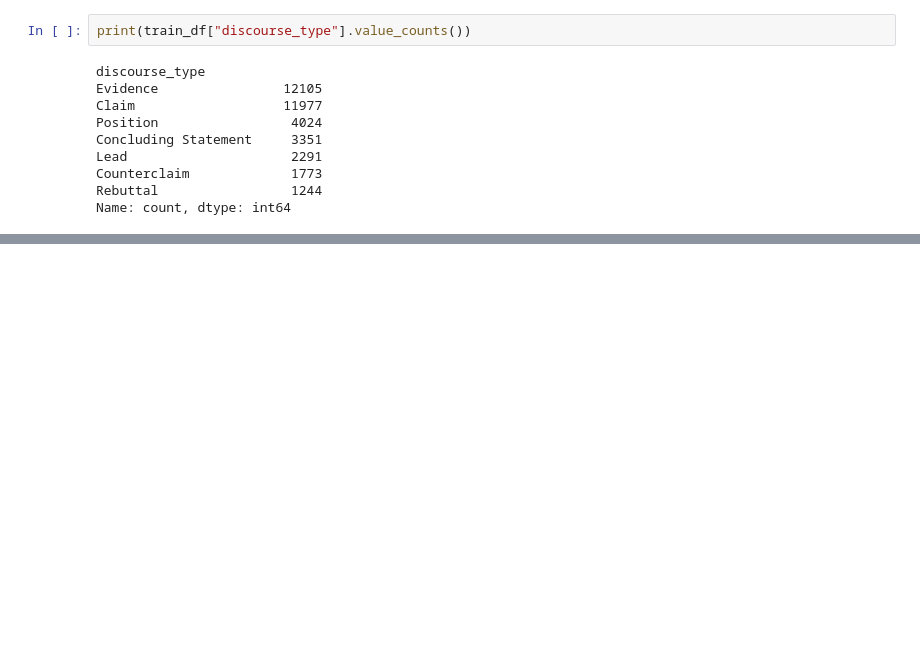
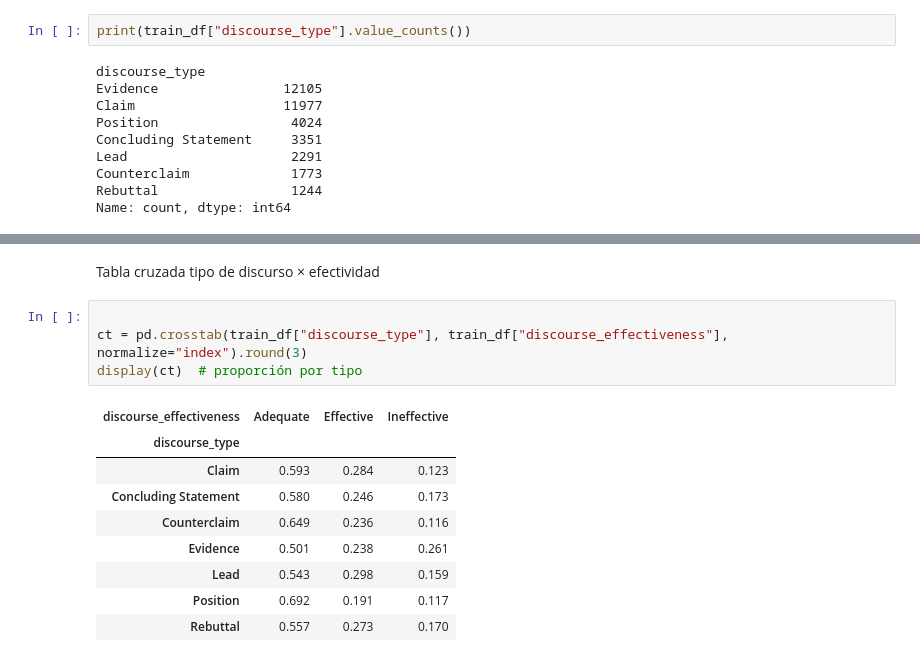
Before and after one commit to DiegoLinares11/Proyecto-2-PLN, a Jupyter notebook: PLN.ipynb, the cells around one changed output, grey strips where cells are left out. Saved outputs shown, nothing was run; the diff lists cells and outputs as text; blank space fills up the shorter version.

```diff
--- a/PLN.ipynb
+++ b/PLN.ipynb
@@ -240,0 +267,16 @@ Name: count, dtype: int64
+# %% [markdown]
+Tabla cruzada tipo de discurso × efectividad
+# %%
+
+ct = pd.crosstab(train_df["discourse_type"], train_df["discourse_effectiveness"], normalize="index").round(3)
+display(ct)  # proporción por tipo
+# %% [output]
+| discourse_effectiveness | Adequate | Effective | Ineffective |
+| discourse_type |  |  |  |
+| Claim | 0.593 | 0.284 | 0.123 |
+| Concluding Statement | 0.580 | 0.246 | 0.173 |
+| Counterclaim | 0.649 | 0.236 | 0.116 |
+| Evidence | 0.501 | 0.238 | 0.261 |
+| Lead | 0.543 | 0.298 | 0.159 |
+| Position | 0.692 | 0.191 | 0.117 |
+| Rebuttal | 0.557 | 0.273 | 0.170 |
```
Also changed, not shown: parts of 7 cells of this notebook.
